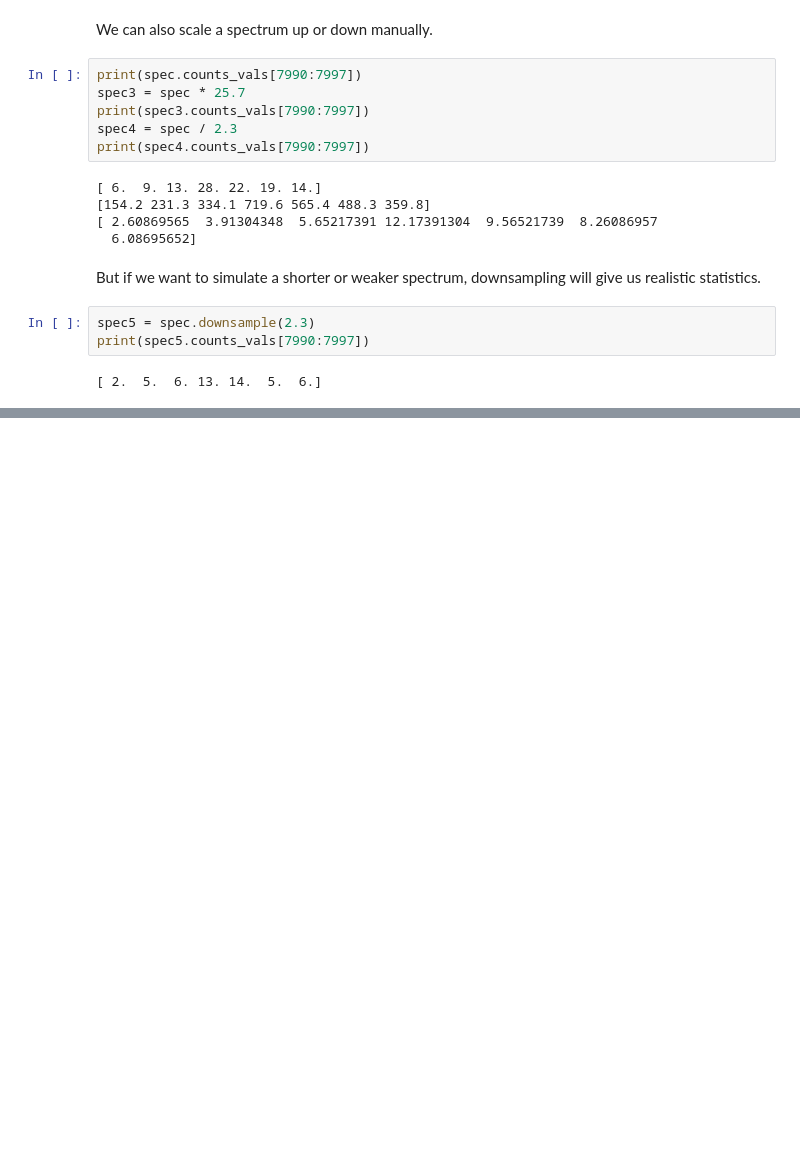
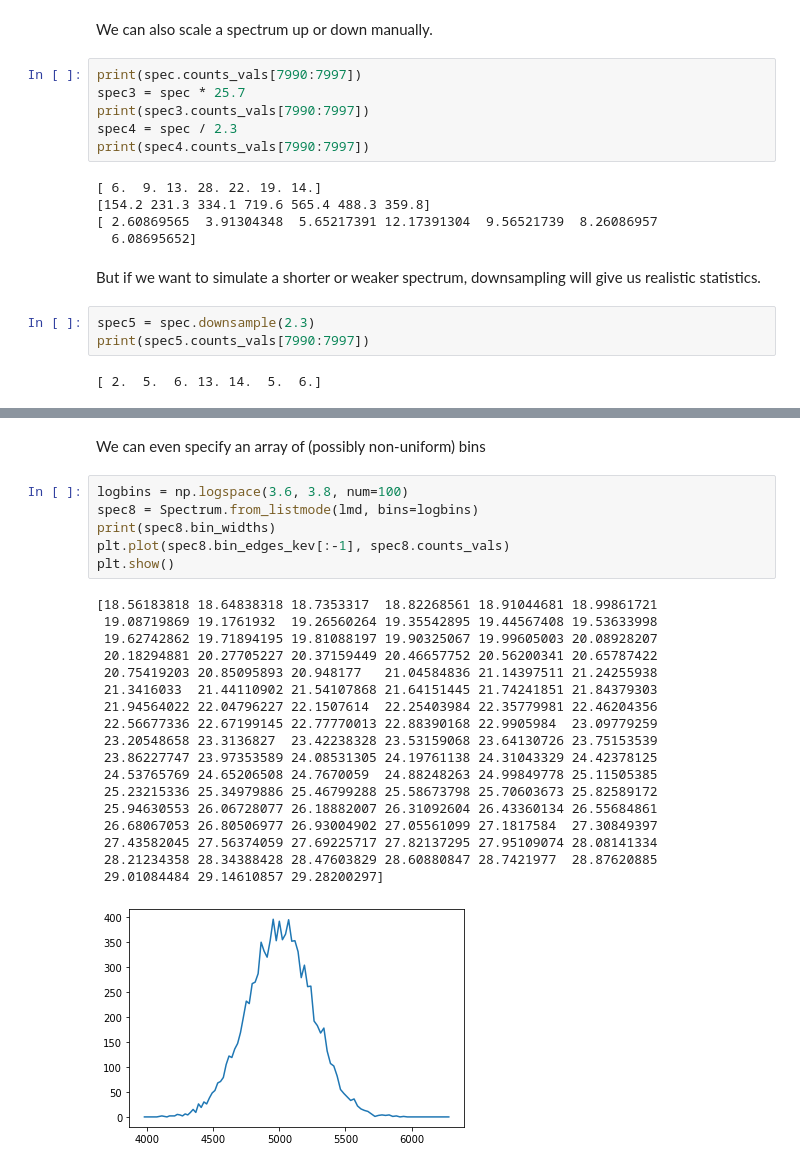
Before and after one commit to lbl-anp/becquerel, a Jupyter notebook: examples/spectrum.ipynb, the cells around one changed output, grey strips where cells are left out. Cells and saved outputs as stored; diff of their text form; blank space fills up the shorter version.

```diff
--- a/examples/spectrum.ipynb
+++ b/examples/spectrum.ipynb
@@ -215,0 +249,27 @@ print(spec5.counts_vals[7990:7997])
+# %% [markdown]
+We can even specify an array of (possibly non-uniform) bins
+# %%
+logbins = np.logspace(3.6, 3.8, num=100)
+spec8 = Spectrum.from_listmode(lmd, bins=logbins)
+print(spec8.bin_widths)
+plt.plot(spec8.bin_edges_kev[:-1], spec8.counts_vals)
+plt.show()
+# %% [output]
+[18.56183818 18.64838318 18.7353317  18.82268561 18.91044681 18.99861721
+ 19.08719869 19.1761932  19.26560264 19.35542895 19.44567408 19.53633998
+ 19.62742862 19.71894195 19.81088197 19.90325067 19.99605003 20.08928207
+ 20.18294881 20.27705227 20.37159449 20.46657752 20.56200341 20.65787422
+ 20.75419203 20.85095893 20.948177   21.04584836 21.14397511 21.24255938
+ 21.3416033  21.44110902 21.54107868 21.64151445 21.74241851 21.84379303
+ 21.94564022 22.04796227 22.1507614  22.25403984 22.35779981 22.46204356
+ 22.56677336 22.67199145 22.77770013 22.88390168 22.9905984  23.09779259
+ 23.20548658 23.3136827  23.42238328 23.53159068 23.64130726 23.75153539
+ 23.86227747 23.97353589 24.08531305 24.19761138 24.31043329 24.42378125
+ 24.53765769 24.65206508 24.7670059  24.88248263 24.99849778 25.11505385
+ 25.23215336 25.34979886 25.46799288 25.58673798 25.70603673 25.82589172
+ 25.94630553 26.06728077 26.18882007 26.31092604 26.43360134 26.55684861
+ 26.68067053 26.80506977 26.93004902 27.05561099 27.1817584  27.30849397
+ 27.43582045 27.56374059 27.69225717 27.82137295 27.95109074 28.08141334
+ 28.21234358 28.34388428 28.47603829 28.60880847 28.7421977  28.87620885
+ 29.01084484 29.14610857 29.28200297]
+[figure, added]
```
Also changed, not shown: parts of 8 cells of this notebook, 1 other file.
